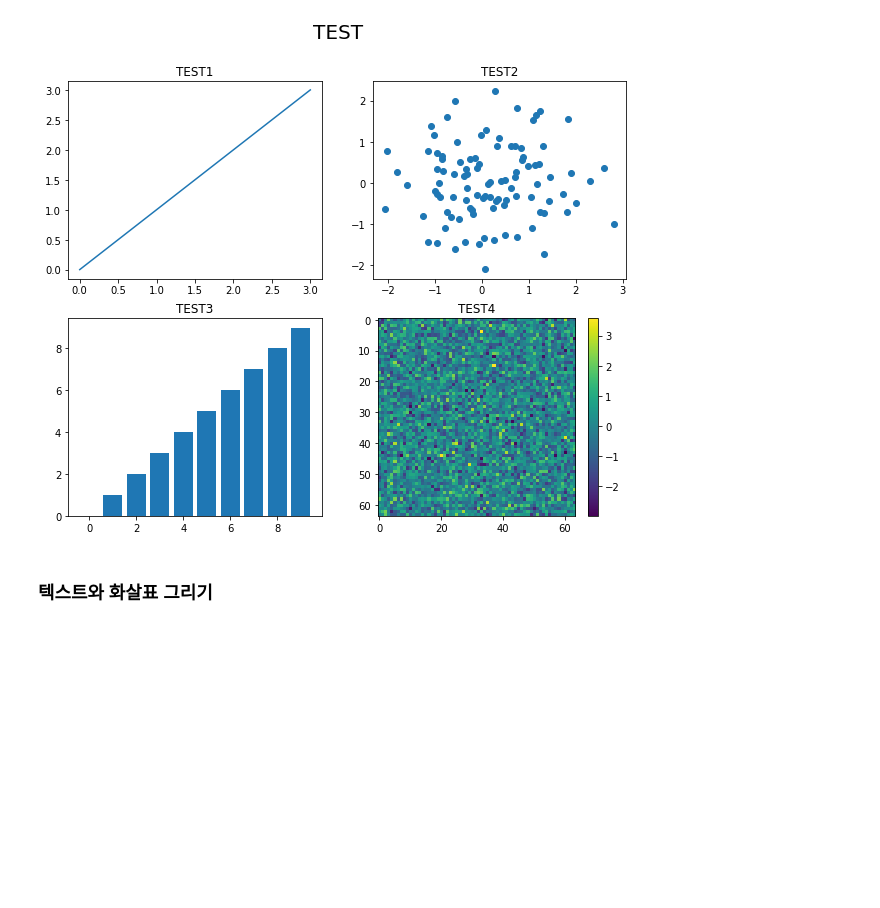
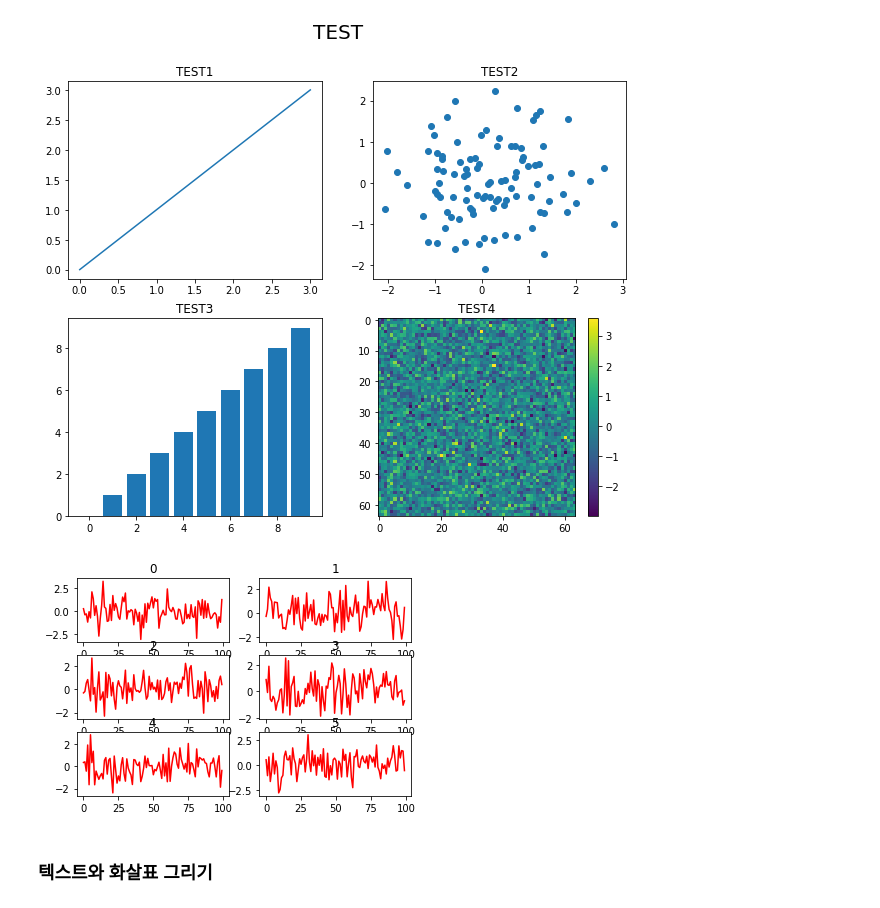
Before and after one commit to gubosd/lecture3, a Jupyter notebook: ch08_01.ipynb, the cells around one changed output. Drawn from its saved outputs; the diff is of its cells as text; code cells hidden in the pictures; blank space fills up the shorter version.

```diff
--- a/ch08_01.ipynb
+++ b/ch08_01.ipynb
@@ -475,6 +475,16 @@ plt.colorbar()
 # %% [output]
 <matplotlib.colorbar.Colorbar at 0x...>
 [figure]
+# %%
+X = np.random.randn(100,6)
+
+for i in range(6):
+    plt.subplot(3,2,i+1)
+    plt.title(i)
+    plt.plot(X[:,i],color = "r")
+#     plt.plot(X[:, j],color = "b")
+# %% [output]
+[figure, added]
 # %% [markdown]
 ### 텍스트와 화살표 그리기
 # %%
```
